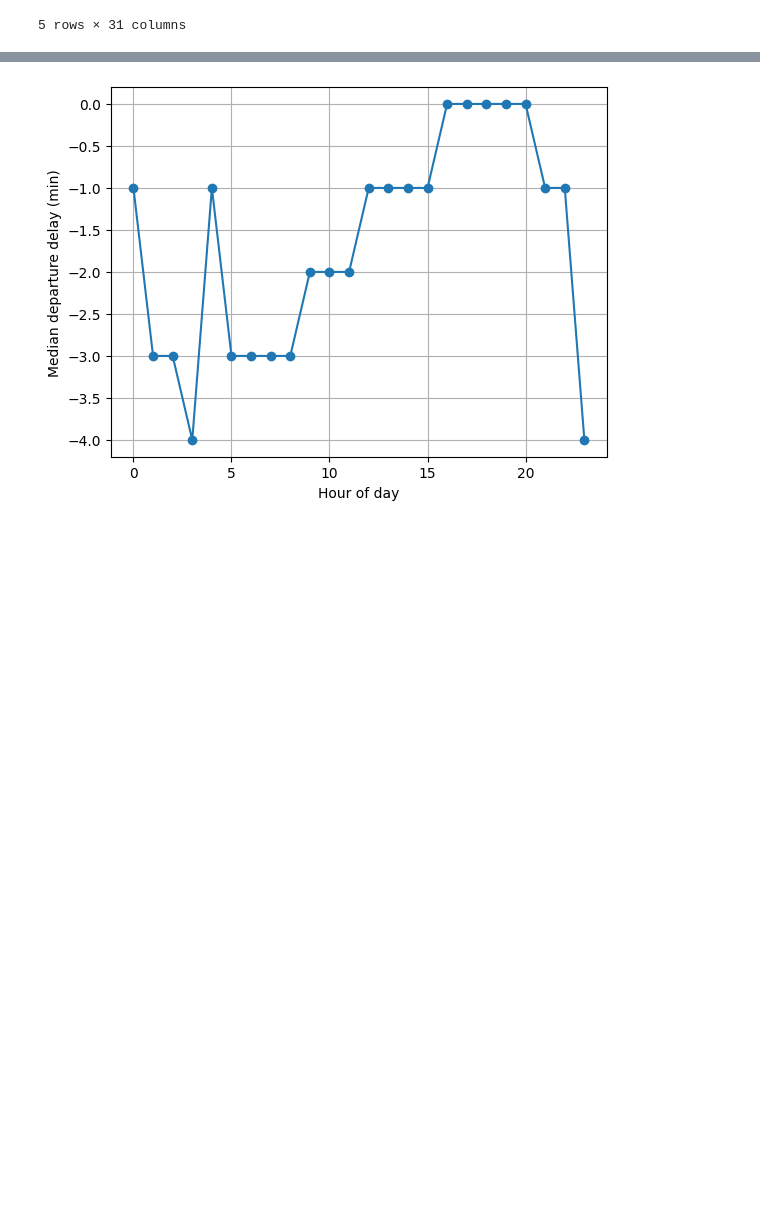
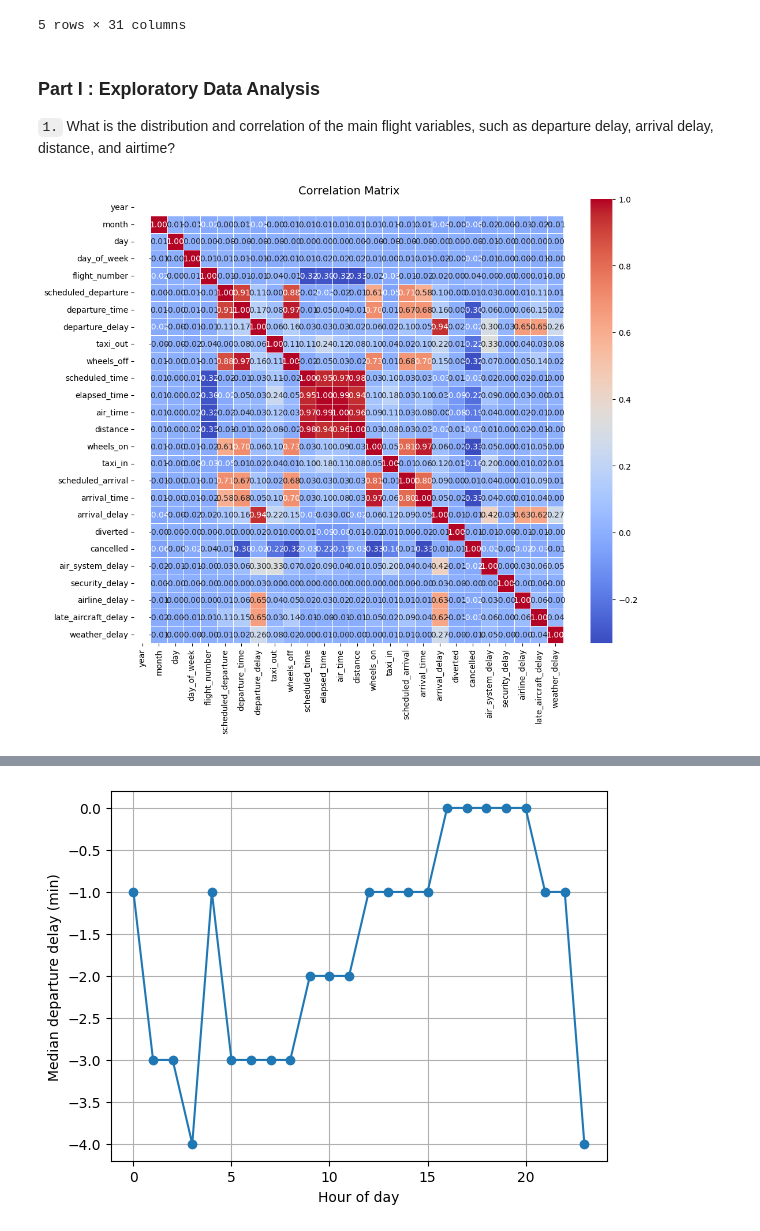
Before and after one commit to GuilhermeDellatin/fiap-machine-learning-tech-challenge-3, a Jupyter notebook: flight-analysis.ipynb, the cells around one changed output, grey strips where cells are left out. Drawn from its saved outputs; the diff is of its cells as text; code cells hidden in the pictures; blank space fills up the shorter version.

Commit message:
Adding the correlation matrix and adding more sctructure to the notebook

```diff
--- a/flight-analysis.ipynb
+++ b/flight-analysis.ipynb
@@ -27,3 +43,16 @@ df_flights.head()
 | 3 | 2015 | 1 | 1 | 4 | AA | 258 | N3HYAA | LAX | ... |
 | 4 | 2015 | 1 | 1 | 4 | AS | 135 | N527AS | SEA | ... |
 5 rows × 31 columns
+# %% [markdown]
+### <a class="anchor" id="Exploratory-Data-Analysis">Part I : Exploratory Data Analysis</a>
+
+`1.` What is the distribution and correlation of the main flight variables, such as departure delay, arrival delay, distance, and airtime?
+# %%
+corr = df_flights.corr()
+
+plt.figure(figsize=(12, 10))
+sns.heatmap(corr, annot=True, cmap="coolwarm", fmt=".2f", linewidths=0.5)
+plt.title("Correlation Matrix", fontsize=14)
+plt.show()
+# %% [output]
+[figure, added]
```
Also changed, not shown: parts of 8 cells of this notebook.
